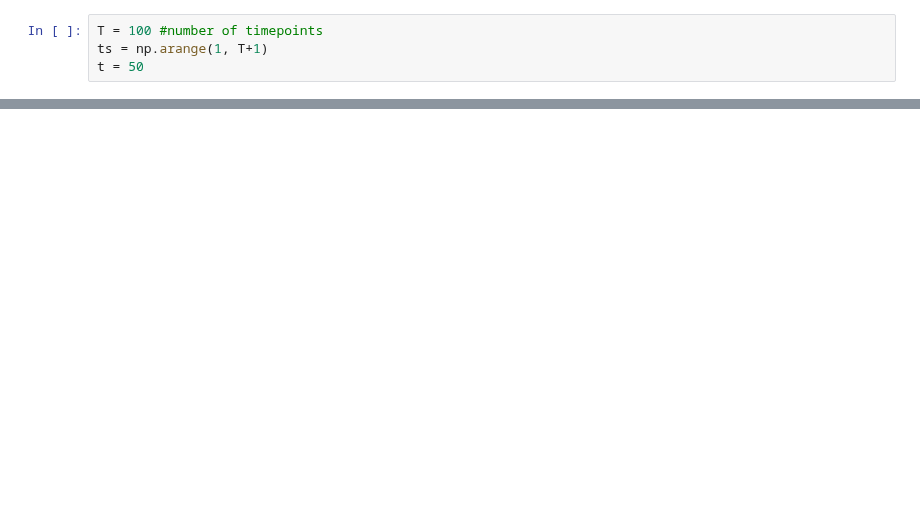
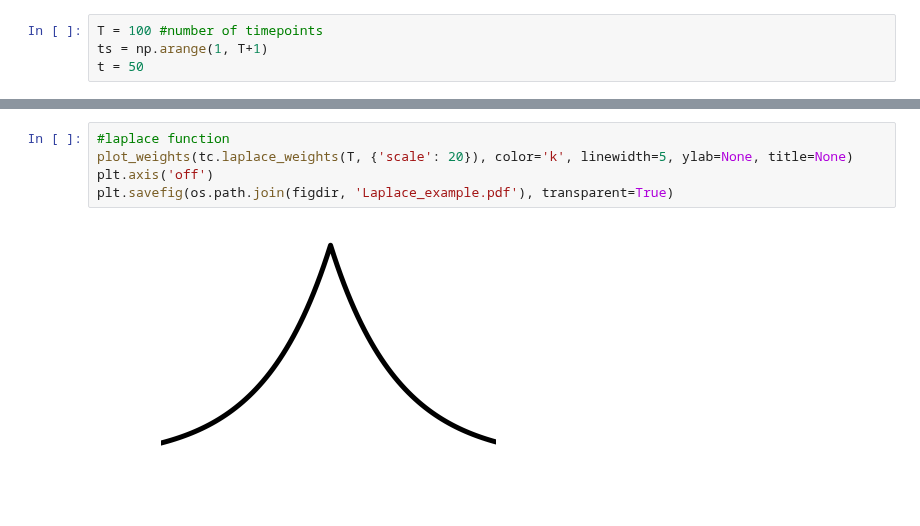
Before and after one commit to ContextLab/timecorr-paper, a Jupyter notebook: code/notebooks/kernels.ipynb, the cells around one changed output, grey strips where cells are left out. Drawn from its saved outputs; the diff is of its cells as text; blank space fills up the shorter version.

```diff
--- a/code/notebooks/kernels.ipynb
+++ b/code/notebooks/kernels.ipynb
@@ -90,0 +98,7 @@ plt.savefig(os.path.join(figdir, 'MexicanHat.pdf'), transparent=True)
+# %%
+#laplace function
+plot_weights(tc.laplace_weights(T, {'scale': 20}), color='k', linewidth=5, ylab=None, title=None)
+plt.axis('off')
+plt.savefig(os.path.join(figdir, 'Laplace_example.pdf'), transparent=True)
+# %% [output]
+[figure, added]
```
Also changed, not shown: parts of 8 cells of this notebook, 37 other files.
